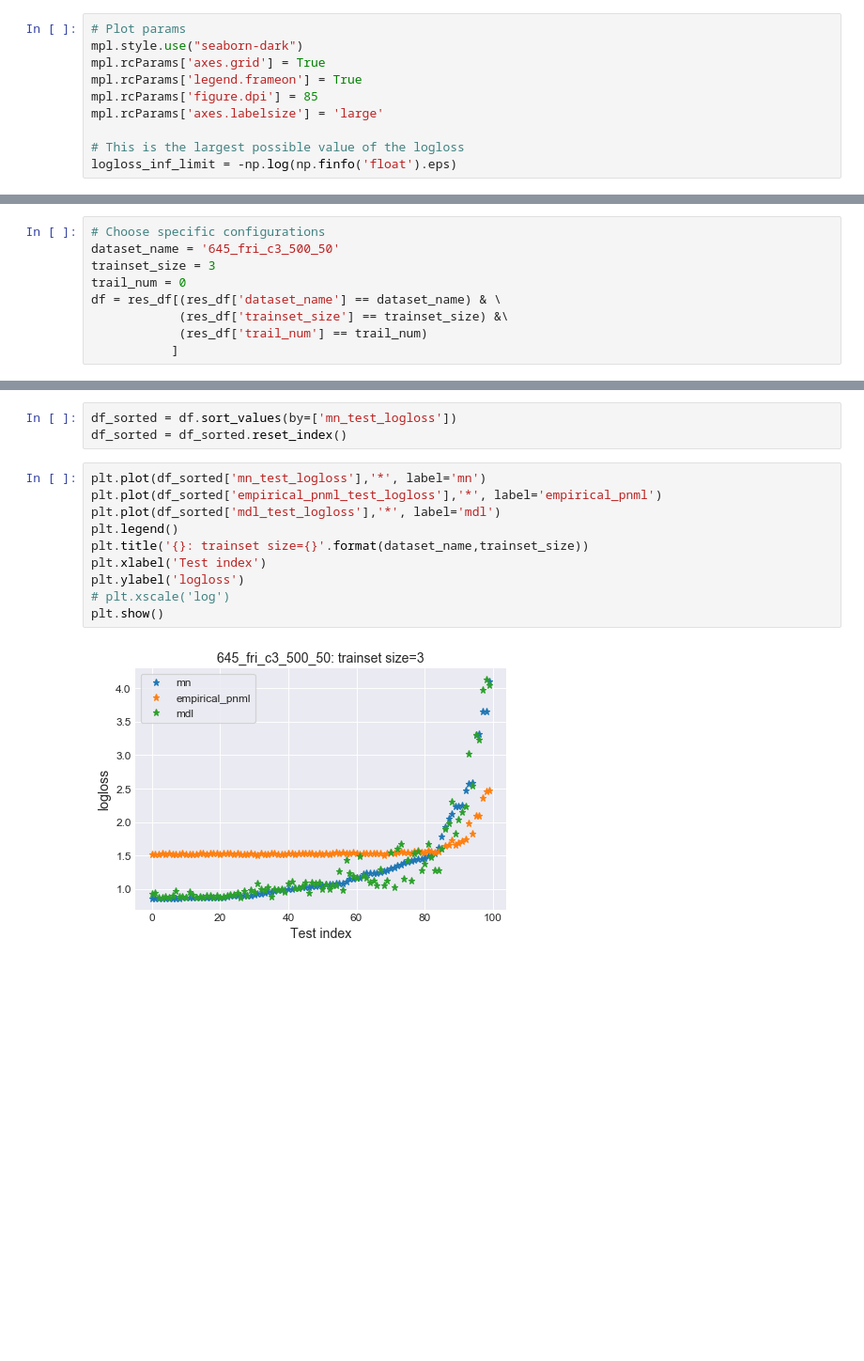
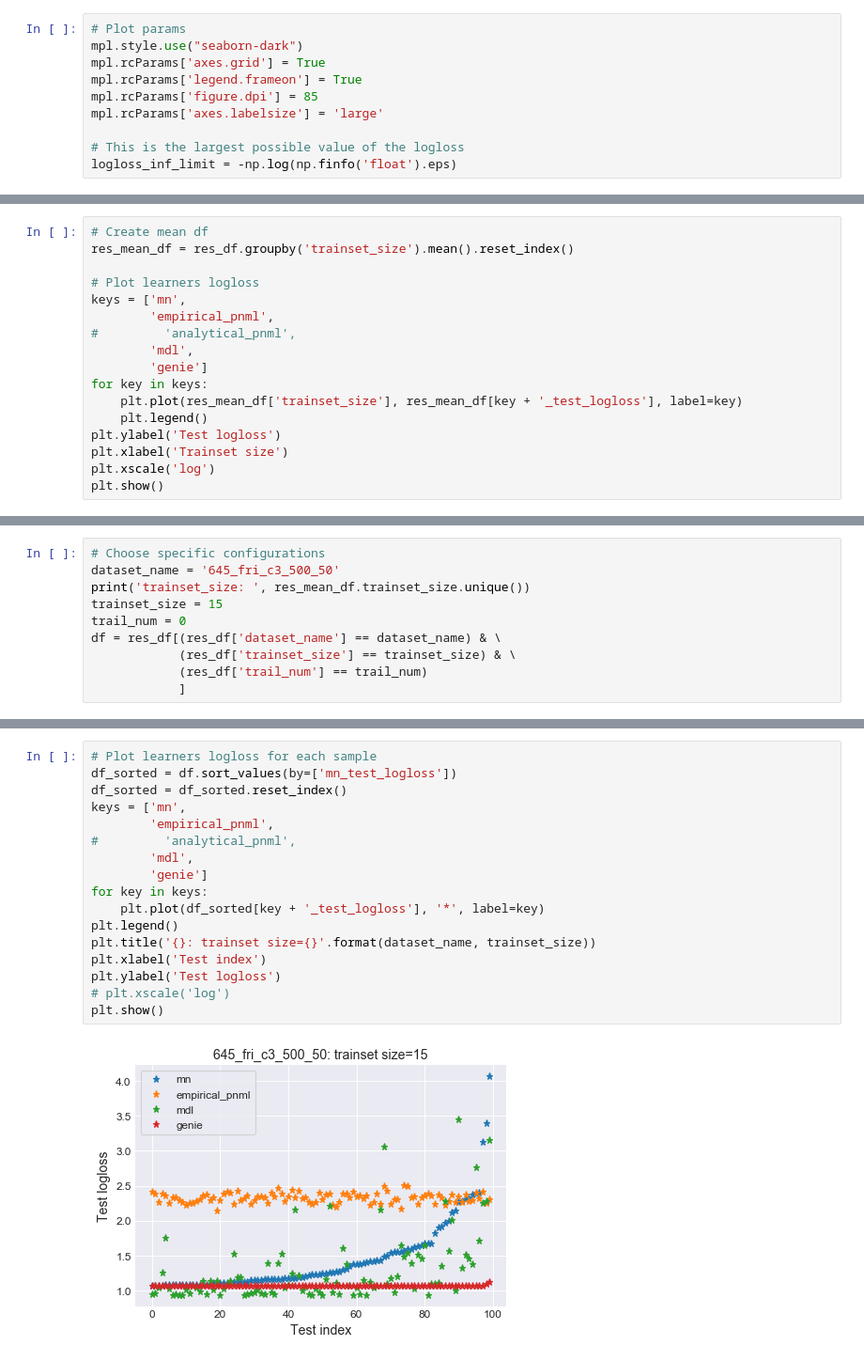
Before and after one commit to kobybibas/pnml_linear_regression_simulation, a Jupyter notebook: notebooks/single_real_data.ipynb, the cells around one changed output, grey strips where cells are left out. Shown: that part at 94% size. Cells and saved outputs as stored; diff of their text form; blank space fills up the shorter version.

Commit message:
refactoring, deep dive to trainset size

```diff
--- a/notebooks/single_real_data.ipynb
+++ b/notebooks/single_real_data.ipynb
@@ -45,0 +43,17 @@ Index(['dataset_name', 'trainset_size', 'trail_num', 'valset_size',
+# %%
+# Create mean df
+res_mean_df = res_df.groupby('trainset_size').mean().reset_index()
+
+# Plot learners logloss
+keys = ['mn',
+        'empirical_pnml',
+#         'analytical_pnml',
+        'mdl',
+        'genie']
+for key in keys:
+    plt.plot(res_mean_df['trainset_size'], res_mean_df[key + '_test_logloss'], label=key)
+    plt.legend()
+plt.ylabel('Test logloss')
+plt.xlabel('Trainset size')
+plt.xscale('log')
+plt.show()
@@ -46,9 +62,10 @@ Index(['dataset_name', 'trainset_size', 'trail_num', 'valset_size',
 # %%
 # Choose specific configurations
 dataset_name = '645_fri_c3_500_50'
-trainset_size = 3
+print('trainset_size: ', res_mean_df.trainset_size.unique())
+trainset_size = 15
 trail_num = 0
 df = res_df[(res_df['dataset_name'] == dataset_name) & \
-            (res_df['trainset_size'] == trainset_size) &\
+            (res_df['trainset_size'] == trainset_size) & \
             (res_df['trail_num'] == trail_num)
-           ]
+            ]
@@ -55,15 +76,19 @@ df = res_df[(res_df['dataset_name'] == dataset_name) & \
-# %%
-df_sorted = df.sort_values(by=['mn_test_logloss'])
-df_sorted = df_sorted.reset_index()
 # %%
-plt.plot(df_sorted['mn_test_logloss'],'*', label='mn')
-plt.plot(df_sorted['empirical_pnml_test_logloss'],'*', label='empirical_pnml')
-plt.plot(df_sorted['mdl_test_logloss'],'*', label='mdl')
+# Plot learners logloss for each sample
+df_sorted = df.sort_values(by=['mn_test_logloss'])
+df_sorted = df_sorted.reset_index()
+keys = ['mn',
+        'empirical_pnml',
+#         'analytical_pnml',
+        'mdl',
+        'genie']
+for key in keys:
+    plt.plot(df_sorted[key + '_test_logloss'], '*', label=key)
 plt.legend()
-plt.title('{}: trainset size={}'.format(dataset_name,trainset_size))
+plt.title('{}: trainset size={}'.format(dataset_name, trainset_size))
 plt.xlabel('Test index')
-plt.ylabel('logloss')
+plt.ylabel('Test logloss')
 # plt.xscale('log')
 plt.show()
 # %% [output]
-[figure, old version]
+[figure, new version]
```
Also changed, not shown: parts of 8 cells of this notebook, 10 other files.
